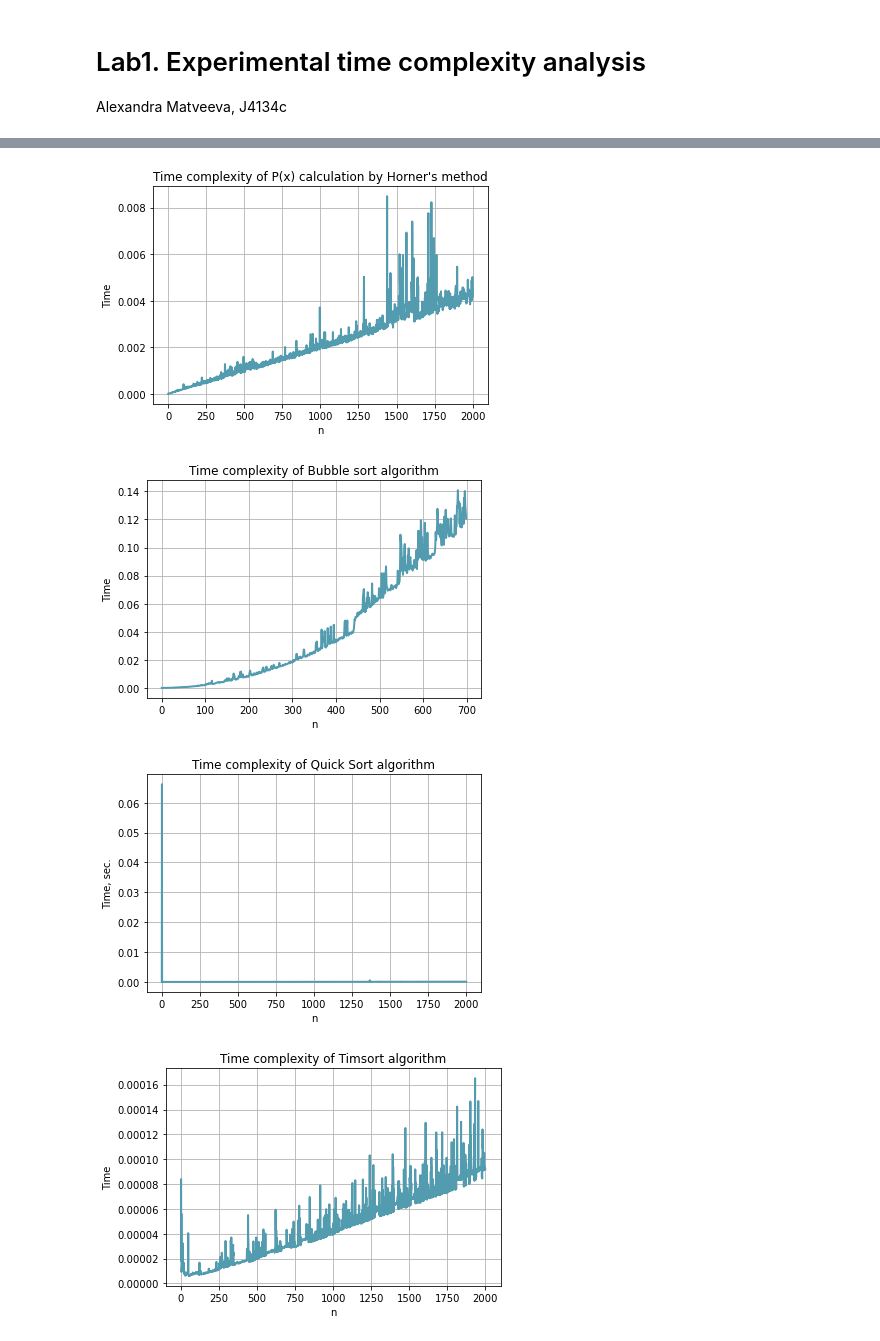
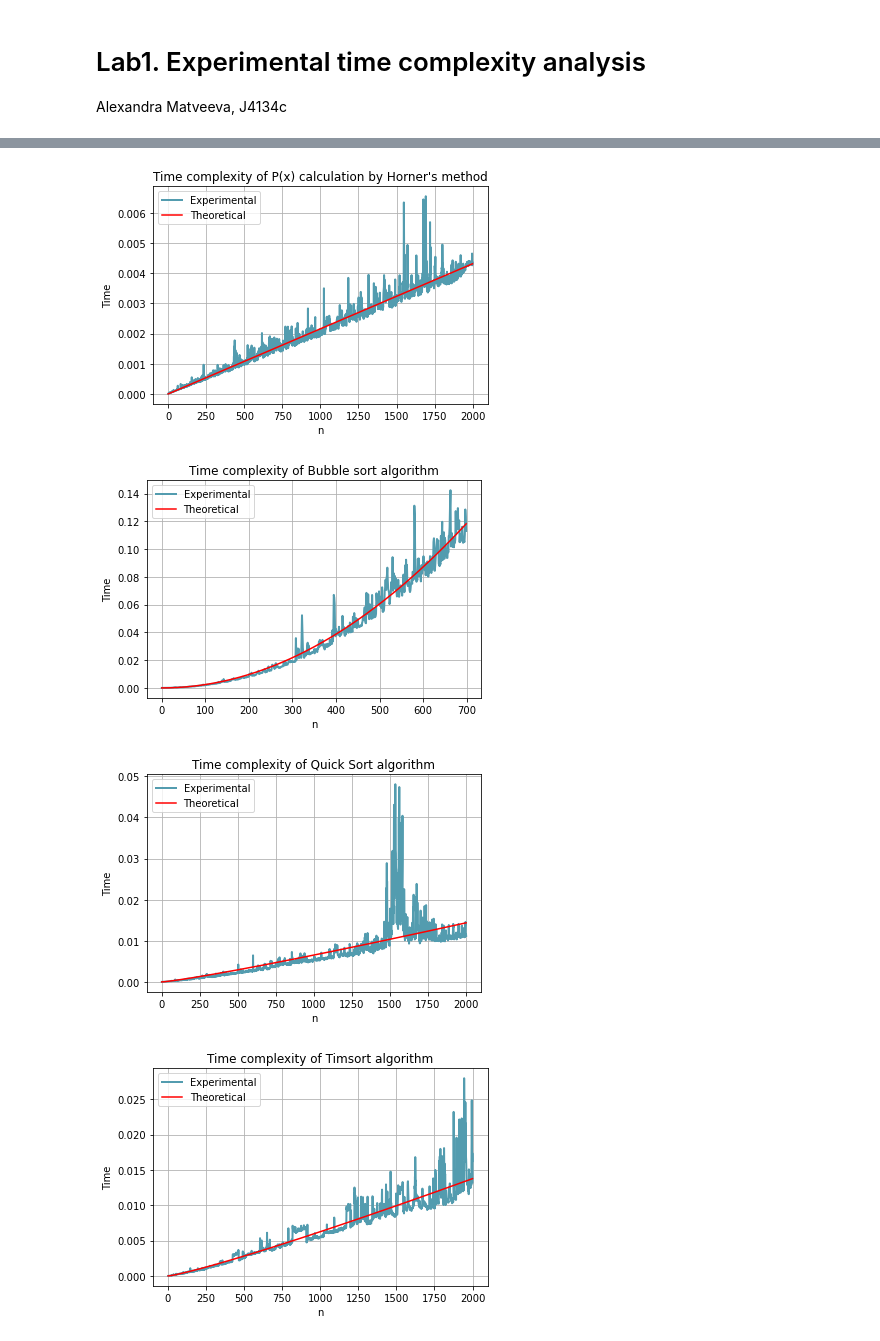
Before and after one commit to alex-mat-s/Algorithms_ITMO, a Jupyter notebook: Lab1.ipynb, the cells around one changed output, grey strips where cells are left out. Saved outputs shown, nothing was run; the diff lists cells and outputs as text; code cells hidden in the pictures.

```diff
--- a/Lab1.ipynb
+++ b/Lab1.ipynb
@@ -50,9 +51,28 @@ def bubble_sort_function(v):
                 v[j], v[j+1] = v[j+1], v[j]
     return v
 # %%
-#Quick sort Реализовать самостоятельно
-def quick_sort_function(v):
-    return np.sort(v, kind='quicksort')
+#Quick sort
+
+def partition(array, begin, end):
+    pivot = begin
+    for i in range(begin+1, end+1):
+        if array[i] <= array[begin]:
+            pivot += 1
+            array[i], array[pivot] = array[pivot], array[i]
+    array[pivot], array[begin] = array[begin], array[pivot]
+    return pivot
+
+def quick_sort_function(array, begin=0, end=None):
+    if end is None:
+        end = len(array) - 1
+
+    def _quicksort(array, begin, end):
+        if begin >= end:
+            return
+        pivot = partition(array, begin, end)
+        _quicksort(array, begin, pivot-1)
+        _quicksort(array, pivot+1, end)
+    return _quicksort(array, begin, end)
 # %%
 #Timsort
 
@@ -143,0 +161,4 @@ def lineplot(x_data, y_data, x_label, y_label, title):
+# %%
+# loglinear function estimation
+def loglinear_function_est(x, a):
+    return a * x * np.log(x)
@@ -259,9 +318,17 @@ for n in range(1, 2001):
 
     avg_times.append(np.mean(t))
 
-lineplot([n for n in range(2000)], avg_times, 'n', 'Time', "Time complexity of P(x) calculation by Horner's method")
+x_data = np.arange(len(avg_times), dtype=np.float64)
+
+popt, cov = curve_fit(linear_function_est, x_data, avg_times)
+
+lineplot(x_data, avg_times, 'n', 'Time', "Time complexity of P(x) calculation by Horner's method")
+
+plt.plot(x_data, linear_function_est(x_data, *popt), 'r-')
+plt.legend(["Experimental", "Theoretical"])
+plt.show()
 # %% [output]
-[figure, old version]
+[figure, new version]
 # %%
 # Time complexity estimation of Bubble sort algorithm
 avg_times = []
@@ -283,9 +350,17 @@ for n in range(1, 701):
 
     avg_times.append(np.mean(t))
 
-lineplot([n for n in range(700)], avg_times, 'n', 'Time', 'Time complexity of Bubble sort algorithm')
+x_data = np.arange(len(avg_times), dtype=np.float64)
+
+popt, cov = curve_fit(quadratic_function_est, x_data, avg_times)
+
+lineplot(x_data, avg_times, 'n', 'Time', 'Time complexity of Bubble sort algorithm')
+
+plt.plot(x_data, quadratic_function_est(x_data, *popt), 'r-')
+plt.legend(["Experimental", "Theoretical"])
+plt.show()
 # %% [output]
-[figure, old version]
+[figure, new version]
 # %%
 # Time complexity estimation of Quick sort algorithm
 avg_times = []
@@ -307,33 +382,50 @@ for n in range(1, 2001):
 
     avg_times.append(np.mean(t))
 
-lineplot([n for n in range(2000)], avg_times, 'n', 'Time', 'Time complexity of Quick Sort algorithm')
+x_data = np.linspace(1, len(avg_times), len(avg_times)-1, dtype=np.float64)
+
+popt, cov = curve_fit(loglinear_function_est, x_data, avg_times[1:])
+
+lineplot(x_data, avg_times[1:], 'n', 'Time', 'Time complexity of Quick Sort algorithm')
+
+plt.plot(x_data, loglinear_function_est(x_data, *popt), 'r-')
+plt.legend(["Experimental", "Theoretical"])
+plt.show()
 # %% [output]
-[figure, old version]
+[figure, new version]
 # %%
 # Time complexity estimation of Timsort algorithm
+
 avg_times = []
 for n in range(1, 2001):
     t = []
     for i in range(5):
         #vector initialization
         vector = np.random.uniform(low=0, high=100, size=n)
 
         #start time
         start_t = time.perf_counter()
 
-        timsort_function(vector)
+        timsort_func(vector)
 
         #end_time
         end_t = time.perf_counter()
 
         t.append(end_t-start_t)
 
     avg_times.append(np.mean(t))
 
-lineplot([n for n in range(2000)], avg_times, 'n', 'Time', 'Time complexity of Timsort algorithm')
+x_data = np.linspace(1, len(avg_times), len(avg_times)-1, dtype=np.float64)
+
+popt, cov = curve_fit(loglinear_function_est, x_data, avg_times[1:])
+
+lineplot(x_data, avg_times[1:], 'n', 'Time', 'Time complexity of Timsort algorithm')
+
+plt.plot(x_data, loglinear_function_est(x_data, *popt), 'r-')
+plt.legend(["Experimental", "Theoretical"])
+plt.show()
 # %% [output]
-[figure, old version]
+[figure, new version]
 # %%
 # Matrix product
 
```
Also changed, not shown: parts of 11 cells of this notebook, 1 other file.
